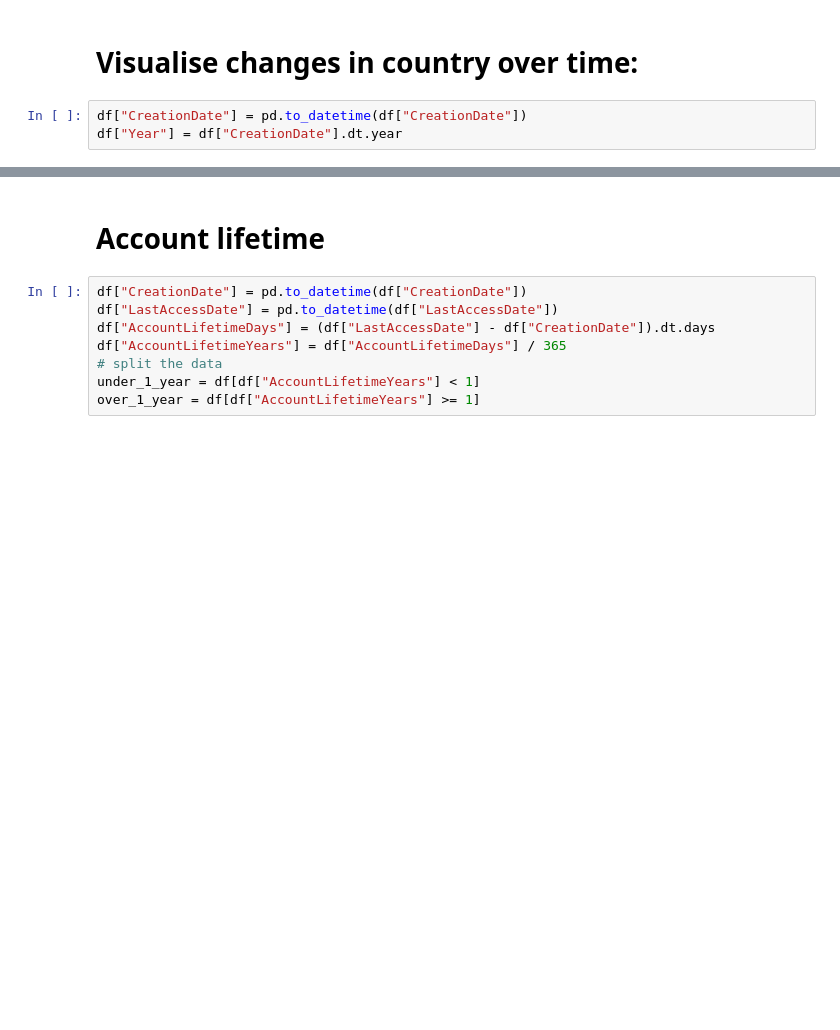
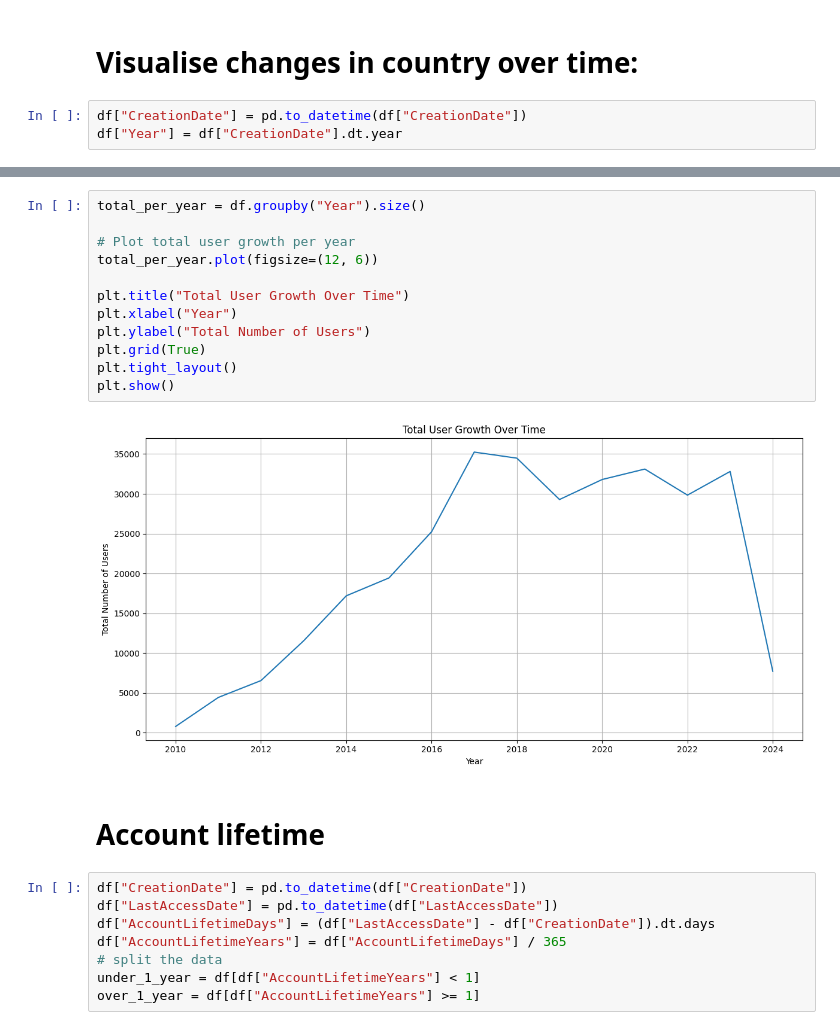
Before and after one commit to QiaNiang/Data-Mining-Stackexchange, a Jupyter notebook: week2/analysisCountry.ipynb, the cells around one changed output, grey strips where cells are left out. Saved outputs shown, nothing was run; the diff lists cells and outputs as text; blank space fills up the shorter version.

```diff
--- a/week2/analysisCountry.ipynb
+++ b/week2/analysisCountry.ipynb
@@ -86,3 +86,17 @@ plt.show()
+# %%
+total_per_year = df.groupby("Year").size()
+
+# Plot total user growth per year
+total_per_year.plot(figsize=(12, 6))
+
+plt.title("Total User Growth Over Time")
+plt.xlabel("Year")
+plt.ylabel("Total Number of Users")
+plt.grid(True)
+plt.tight_layout()
+plt.show()
+# %% [output]
+[figure, added]
 # %% [markdown]
 # Account lifetime
 # %%
```
Also changed, not shown: parts of 9 cells of this notebook, 6 other files.
